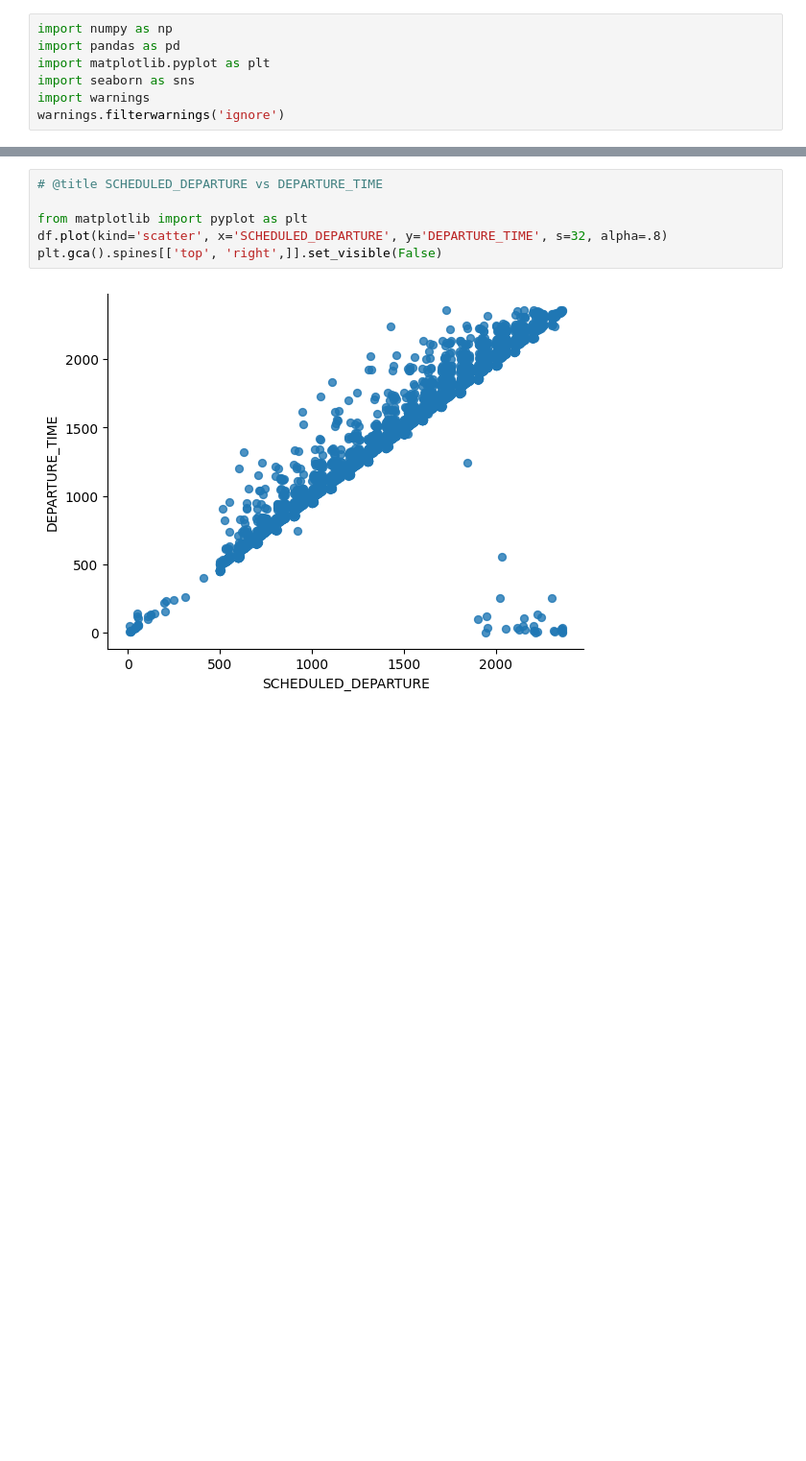
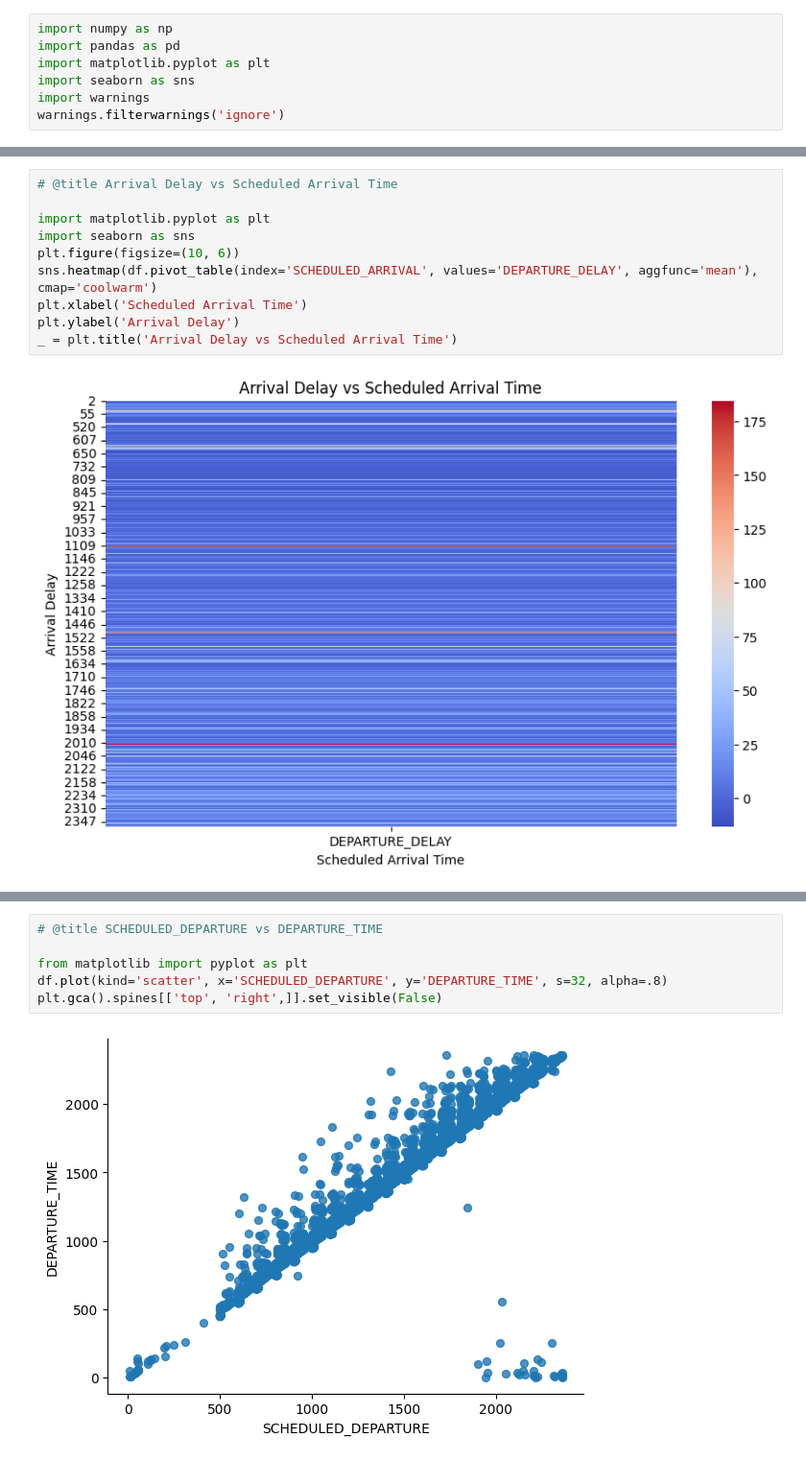
Before and after one commit to WaliMuhammadAhmad/RegressionModels, a Jupyter notebook: EDA/FLIGHT-2015.ipynb, the cells around one changed output, grey strips where cells are left out. Shown at 96% size. Cells and saved outputs as stored; diff of their text form; blank space fills up the shorter version.

```diff
--- a/EDA/FLIGHT-2015.ipynb
+++ b/EDA/FLIGHT-2015.ipynb
@@ -45,0 +18,12 @@ plt.gca().spines[['top', 'right',]].set_visible(False)
+# %%
+# @title Arrival Delay vs Scheduled Arrival Time
+
+import matplotlib.pyplot as plt
+import seaborn as sns
+plt.figure(figsize=(10, 6))
+sns.heatmap(df.pivot_table(index='SCHEDULED_ARRIVAL', values='DEPARTURE_DELAY', aggfunc='mean'), cmap='coolwarm')
+plt.xlabel('Scheduled Arrival Time')
+plt.ylabel('Arrival Delay')
+_ = plt.title('Arrival Delay vs Scheduled Arrival Time')
+# %% [output]
+[figure, added]
```
Also changed, not shown: parts of 5 cells of this notebook.
